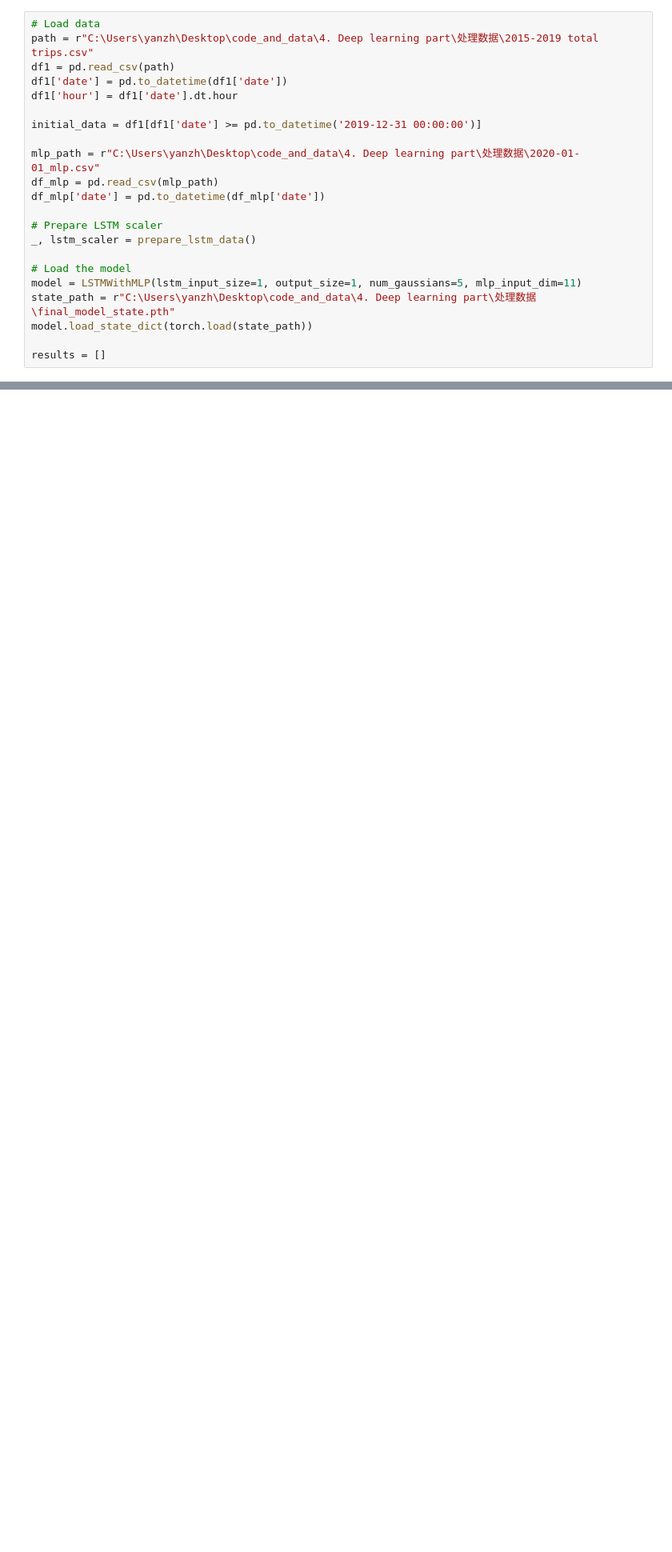
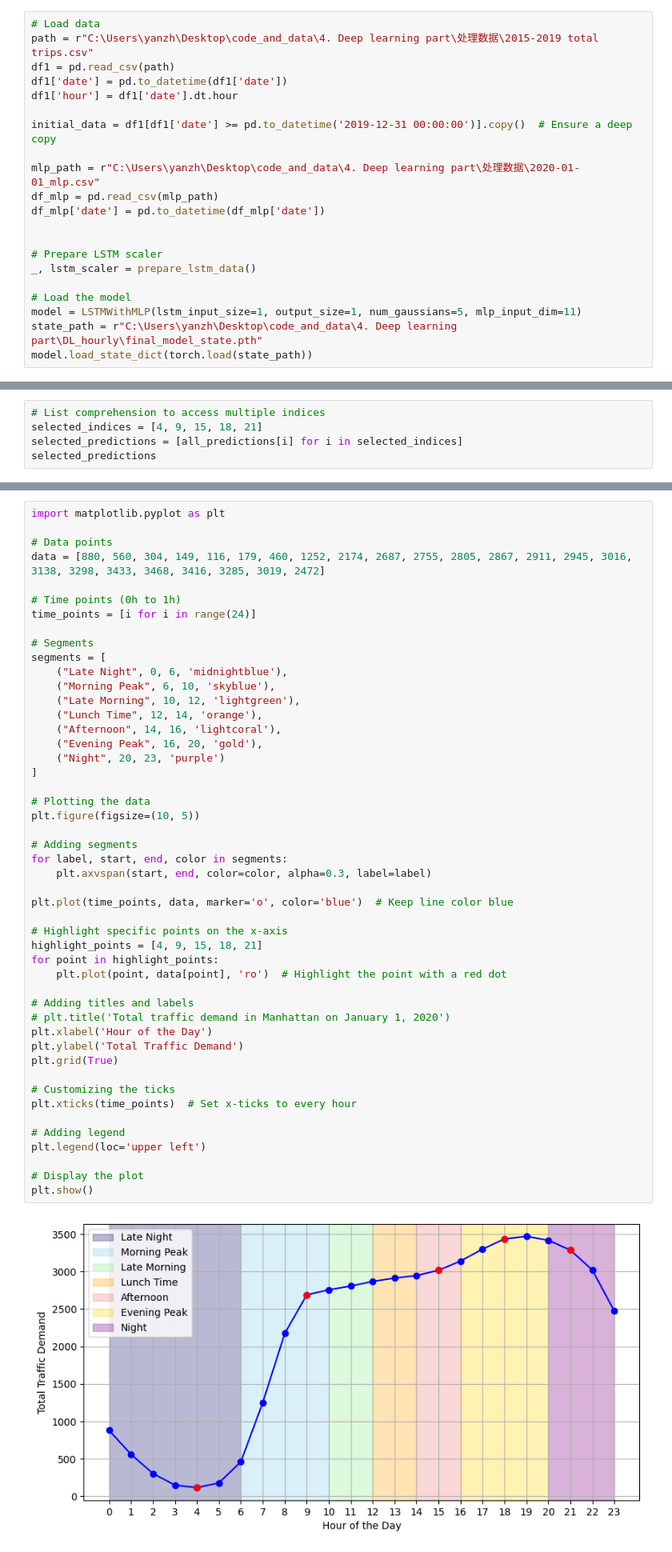
Before and after one commit to Zhaoyu9929/Master-thesis, a Jupyter notebook: 4. Deep learning part/DL_hourly/Hourly_predict.ipynb, the cells around one changed output, grey strips where cells are left out. Shown: that part at 80% size. Saved outputs shown, nothing was run; the diff lists cells and outputs as text; blank space fills up the shorter version.

```diff
--- a/4. Deep learning part/DL_hourly/Hourly_predict.ipynb
+++ b/4. Deep learning part/DL_hourly/Hourly_predict.ipynb
@@ -69,18 +66,17 @@ df1 = pd.read_csv(path)
 df1['date'] = pd.to_datetime(df1['date'])
 df1['hour'] = df1['date'].dt.hour
 
-initial_data = df1[df1['date'] >= pd.to_datetime('2019-12-31 00:00:00')]
+initial_data = df1[df1['date'] >= pd.to_datetime('2019-12-31 00:00:00')].copy()  # Ensure a deep copy
 
 mlp_path = r"C:\Users\yanzh\Desktop\code_and_data\4. Deep learning part\处理数据\2020-01-01_mlp.csv"
 df_mlp = pd.read_csv(mlp_path)
 df_mlp['date'] = pd.to_datetime(df_mlp['date'])
+
 
 # Prepare LSTM scaler
 _, lstm_scaler = prepare_lstm_data()
 
 # Load the model
 model = LSTMWithMLP(lstm_input_size=1, output_size=1, num_gaussians=5, mlp_input_dim=11)
-state_path = r"C:\Users\yanzh\Desktop\code_and_data\4. Deep learning part\处理数据\final_model_state.pth"
+state_path = r"C:\Users\yanzh\Desktop\code_and_data\4. Deep learning part\DL_hourly\final_model_state.pth"
 model.load_state_dict(torch.load(state_path))
-
-results = []
@@ -151,0 +100,5 @@ data['']
+# %%
+# List comprehension to access multiple indices
+selected_indices = [4, 9, 15, 18, 21]
+selected_predictions = [all_predictions[i] for i in selected_indices]
+selected_predictions
@@ -151,0 +141,50 @@ data['']
+# %%
+import matplotlib.pyplot as plt
+
+# Data points
+data = [880, 560, 304, 149, 116, 179, 460, 1252, 2174, 2687, 2755, 2805, 2867, 2911, 2945, 3016, 3138, 3298, 3433, 3468, 3416, 3285, 3019, 2472]
+
+# Time points (0h to 1h)
+time_points = [i for i in range(24)]
+
+# Segments
+segments = [
+    ("Late Night", 0, 6, 'midnightblue'),
+    ("Morning Peak", 6, 10, 'skyblue'),
+    ("Late Morning", 10, 12, 'lightgreen'),
+    ("Lunch Time", 12, 14, 'orange'),
+    ("Afternoon", 14, 16, 'lightcoral'),
+    ("Evening Peak", 16, 20, 'gold'),
+    ("Night", 20, 23, 'purple')
+]
+
+# Plotting the data
+plt.figure(figsize=(10, 5))
+
+# Adding segments
+for label, start, end, color in segments:
+    plt.axvspan(start, end, color=color, alpha=0.3, label=label)
+
+plt.plot(time_points, data, marker='o', color='blue')  # Keep line color blue
+
+# Highlight specific points on the x-axis
+highlight_points = [4, 9, 15, 18, 21]
+for point in highlight_points:
+    plt.plot(point, data[point], 'ro')  # Highlight the point with a red dot
+
+# Adding titles and labels
+# plt.title('Total traffic demand in Manhattan on January 1, 2020')
+plt.xlabel('Hour of the Day')
+plt.ylabel('Total Traffic Demand')
+plt.grid(True)
+
+# Customizing the ticks
+plt.xticks(time_points)  # Set x-ticks to every hour
+
+# Adding legend
+plt.legend(loc='upper left')
+
+# Display the plot
+plt.show()
+# %% [output]
+[figure, added]
```
Also changed, not shown: parts of 12 cells of this notebook, 12 other files.
